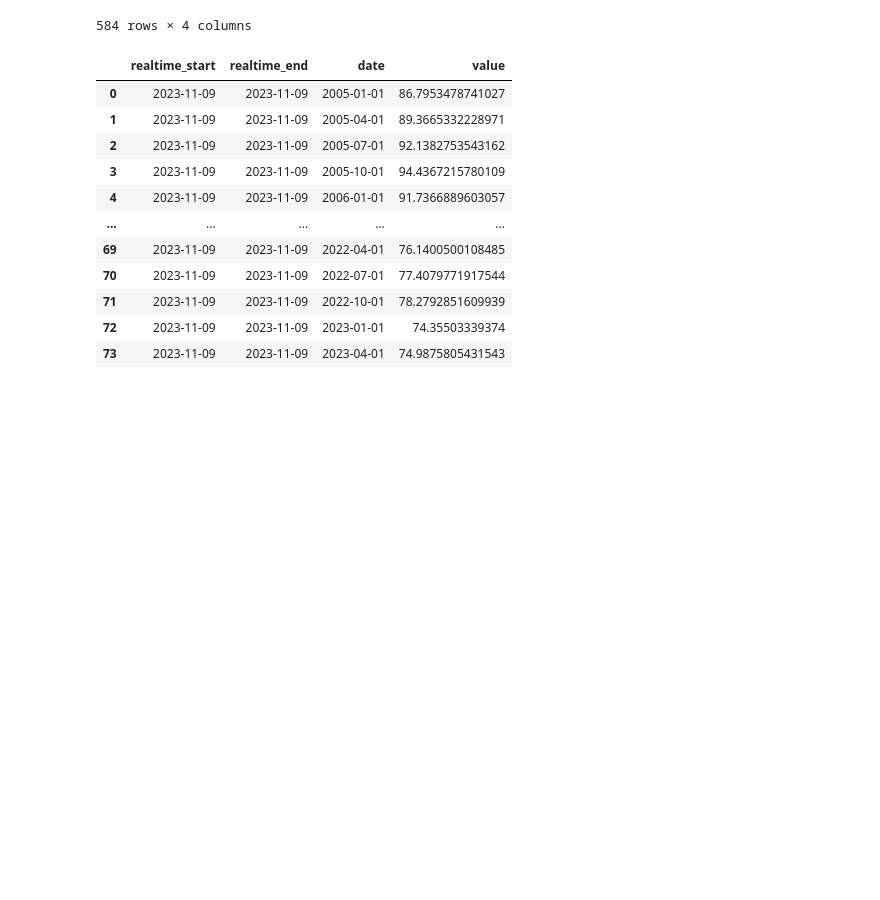
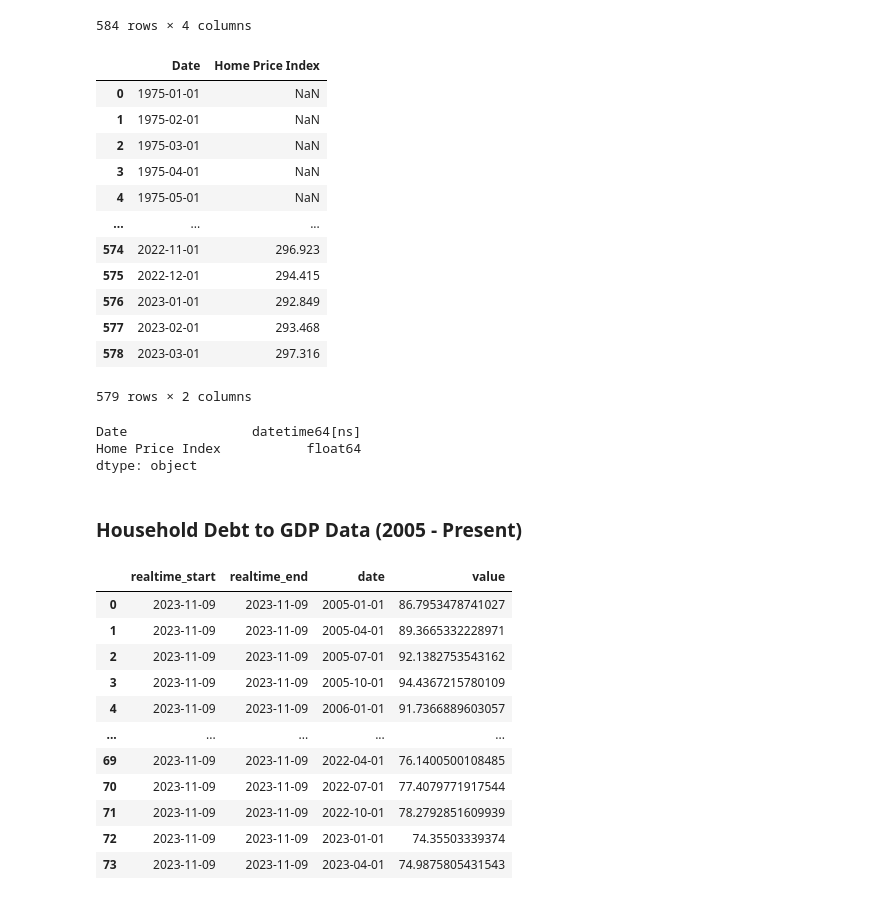
Before and after one commit to njlanger/Project1_Grp3, a Jupyter notebook: input_data/raw_fred_data.ipynb, the cells around one changed output. Cells and saved outputs as stored; diff of their text form; code cells hidden in the pictures; blank space fills up the shorter version.

```diff
--- a/input_data/raw_fred_data.ipynb
+++ b/input_data/raw_fred_data.ipynb
@@ -158,6 +222,54 @@ home_price_index
 | 582 | 2023-11-09 | 2023-11-09 | 2023-07-01 | 310.16200000000003 |
 | 583 | 2023-11-09 | 2023-11-09 | 2023-08-01 | 311.499 |
 584 rows × 4 columns
+# %%
+# Rename columns
+home_price_index_df = home_price_index.rename(
+    columns={
+        "date": "Date",
+        "value": "Home Price Index",
+    }
+)
+
+# Grab columns needed for DataFrame
+home_price_index_df = home_price_index_df[["Date", "Home Price Index"]]
+
+# Change the 'Date' column to datetime64 type
+home_price_index_df['Date'] = pd.to_datetime(home_price_index_df['Date'])
+
+# There are values in 'Home Price Index' with '.' values. Replace with Nan so we can convert column to float
+home_price_index_df["Home Price Index"] = home_price_index_df["Home Price Index"].replace(".", np.nan)
+
+# Change the 'Home Price Index' to float type
+home_price_index_df["Home Price Index"] = home_price_index_df["Home Price Index"].astype(float)
+
+# Display Dataframe
+home_price_index_df.head(-5)
+
+# Should we drop Nans? ---> No Values for the first 140 rows
+# %% [output]
+|  | Date | Home Price Index |
+| 0 | 1975-01-01 | NaN |
+| 1 | 1975-02-01 | NaN |
+| 2 | 1975-03-01 | NaN |
+| 3 | 1975-04-01 | NaN |
+| 4 | 1975-05-01 | NaN |
+| ... | ... | ... |
+| 574 | 2022-11-01 | 296.923 |
+| 575 | 2022-12-01 | 294.415 |
+| 576 | 2023-01-01 | 292.849 |
+| 577 | 2023-02-01 | 293.468 |
+| 578 | 2023-03-01 | 297.316 |
+579 rows × 2 columns
+# %%
+# Check datatype
+home_price_index_df.dtypes
+# %% [output]
+Date                datetime64[ns]
+Home Price Index           float64
+dtype: object
+# %% [markdown]
+### Household Debt to GDP Data (2005 - Present)
 # %%
 gdp_search = fred.search_for_series(search_words=["GDP"])
 # %%
```
Also changed, not shown: parts of 26 cells of this notebook.
